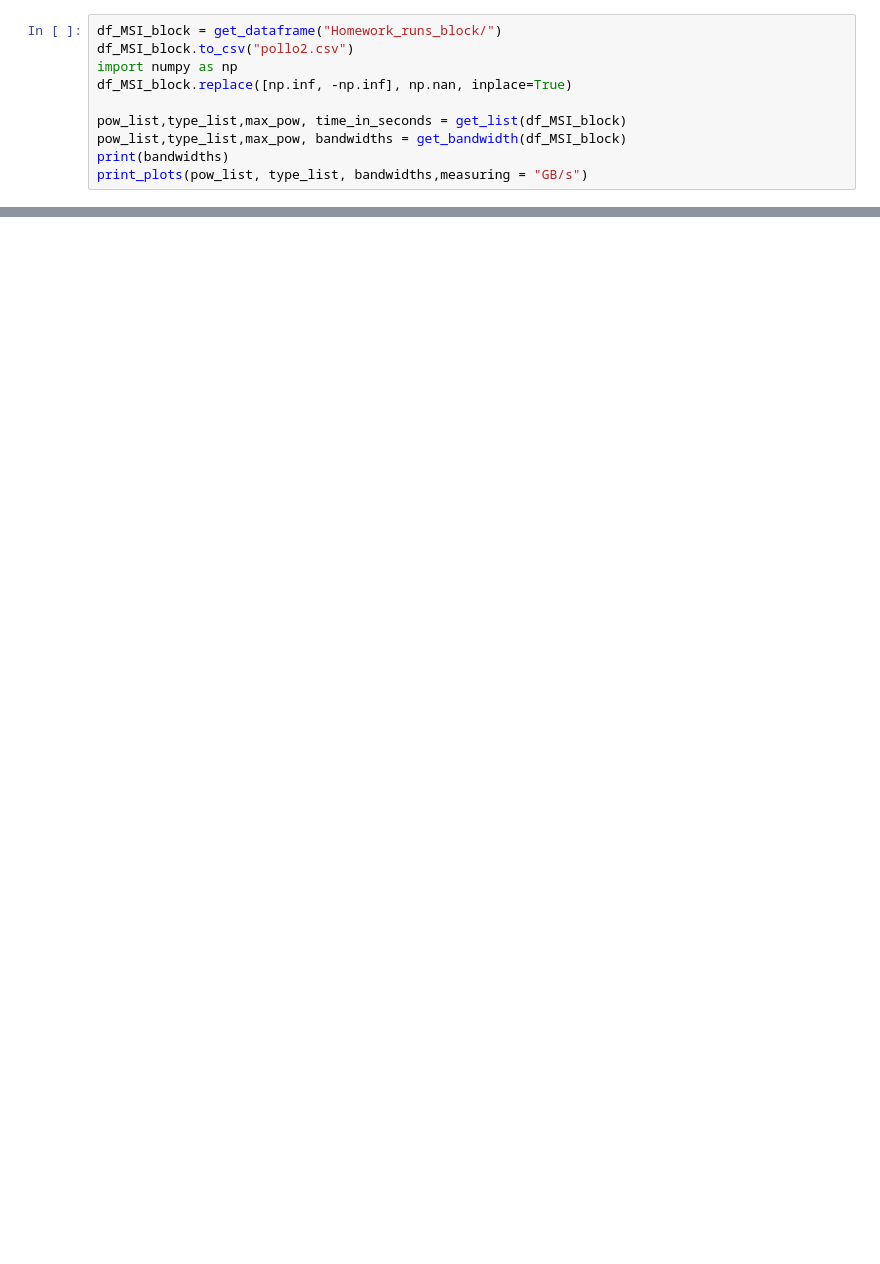
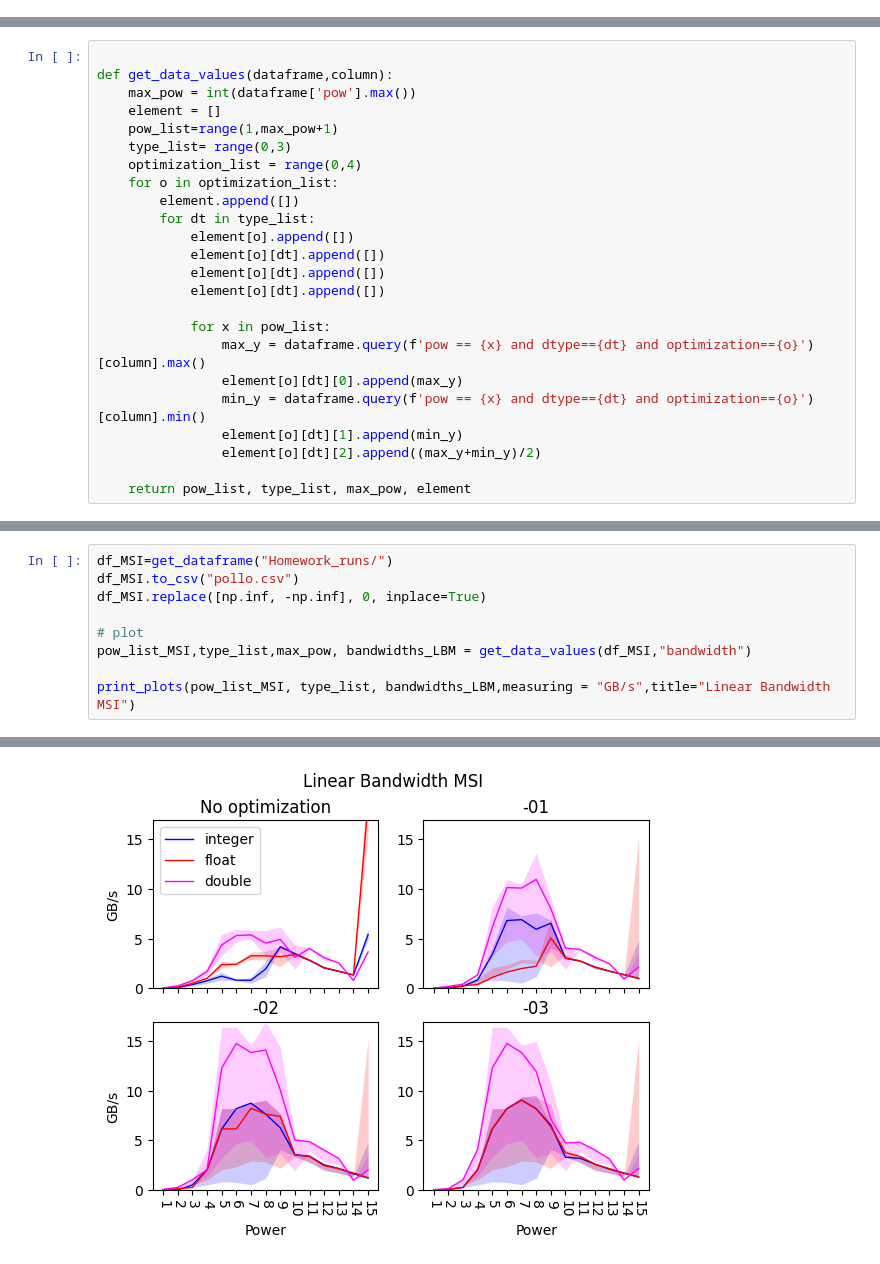
Before and after one commit to EmmanuelEngineer/GpuComputing, a Jupyter notebook: graph_generator.ipynb, the cells around one changed output, grey strips where cells are left out. Cells and saved outputs as stored; diff of their text form; blank space fills up the shorter version.

```diff
--- a/graph_generator.ipynb
+++ b/graph_generator.ipynb
@@ -152,10 +0,0 @@ print_plots(pow_list, type_list, bandwidths,measuring = "GB/second")
-# %%
-df_MSI_block = get_dataframe("Homework_runs_block/")
-df_MSI_block.to_csv("pollo2.csv")
-import numpy as np
-df_MSI_block.replace([np.inf, -np.inf], np.nan, inplace=True)
-
-pow_list,type_list,max_pow, time_in_seconds = get_list(df_MSI_block)
-pow_list,type_list,max_pow, bandwidths = get_bandwidth(df_MSI_block)
-print(bandwidths)
-print_plots(pow_list, type_list, bandwidths,measuring = "GB/s")
@@ -165,0 +44,24 @@ print_plots(pow_list, type_list, bandwidths,measuring = "GB/s")
+# %%
+
+def get_data_values(dataframe,column):
+    max_pow = int(dataframe['pow'].max())
+    element = []
+    pow_list=range(1,max_pow+1)
+    type_list= range(0,3)
+    optimization_list = range(0,4)
+    for o in optimization_list:
+        element.append([])
+        for dt in type_list:
+            element[o].append([])
+            element[o][dt].append([])
+            element[o][dt].append([])
+            element[o][dt].append([])
+
+            for x in pow_list:
+                max_y = dataframe.query(f'pow == {x} and dtype=={dt} and optimization=={o}')[column].max()
+                element[o][dt][0].append(max_y)
+                min_y = dataframe.query(f'pow == {x} and dtype=={dt} and optimization=={o}')[column].min()
+                element[o][dt][1].append(min_y)
+                element[o][dt][2].append((max_y+min_y)/2)
+
+    return pow_list, type_list, max_pow, element
@@ -165,0 +112,10 @@ print_plots(pow_list, type_list, bandwidths,measuring = "GB/s")
+# %%
+df_MSI=get_dataframe("Homework_runs/")
+df_MSI.to_csv("pollo.csv")
+df_MSI.replace([np.inf, -np.inf], 0, inplace=True)
+
+# plot
+pow_list_MSI,type_list,max_pow, bandwidths_LBM = get_data_values(df_MSI,"bandwidth")
+
+print_plots(pow_list_MSI, type_list, bandwidths_LBM,measuring = "GB/s",title="Linear Bandwidth MSI")
+# %% [output]
@@ -165,0 +123 @@ print_plots(pow_list, type_list, bandwidths,measuring = "GB/s")
+[figure, added]
```
Also changed, not shown: parts of 37 cells of this notebook, 21 other files.
